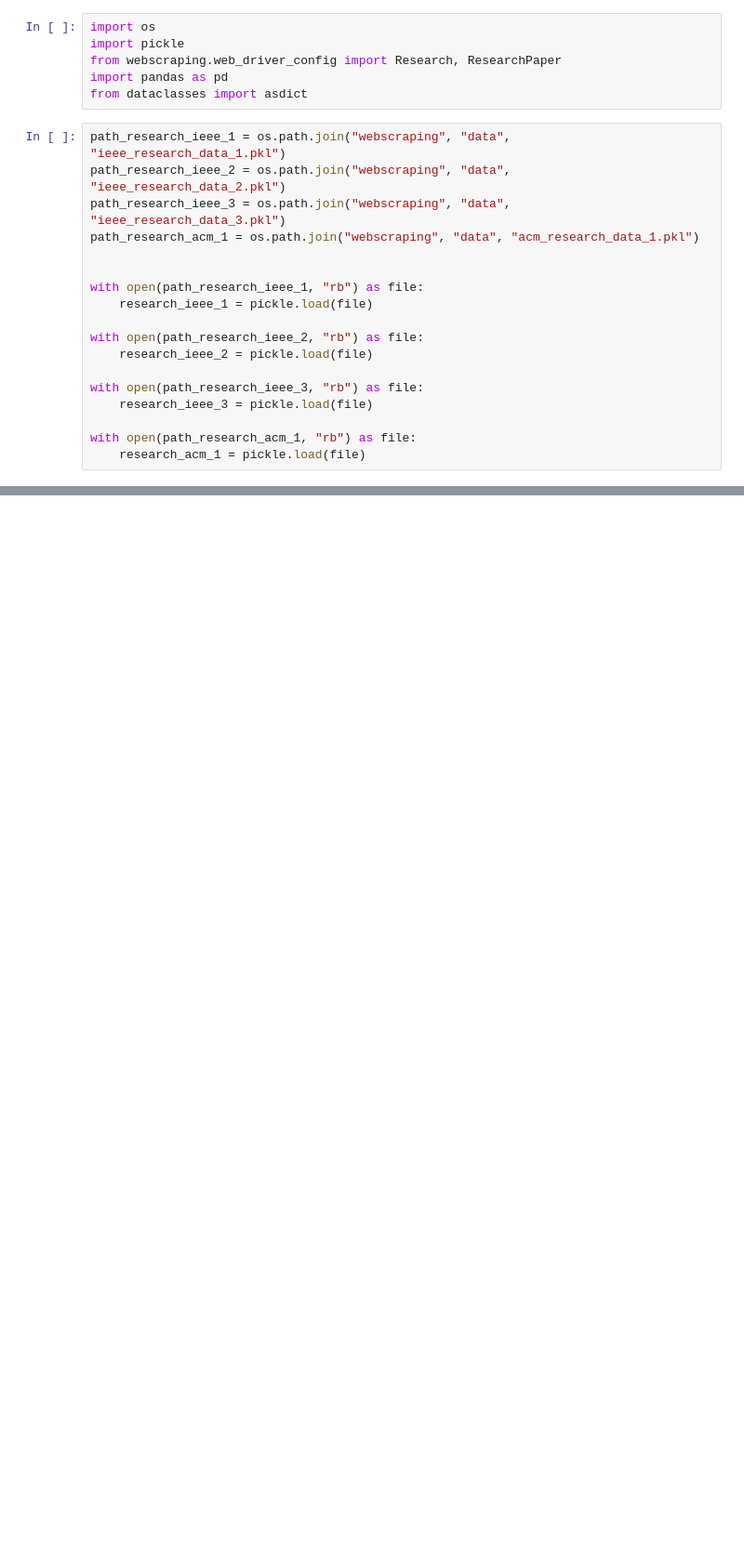
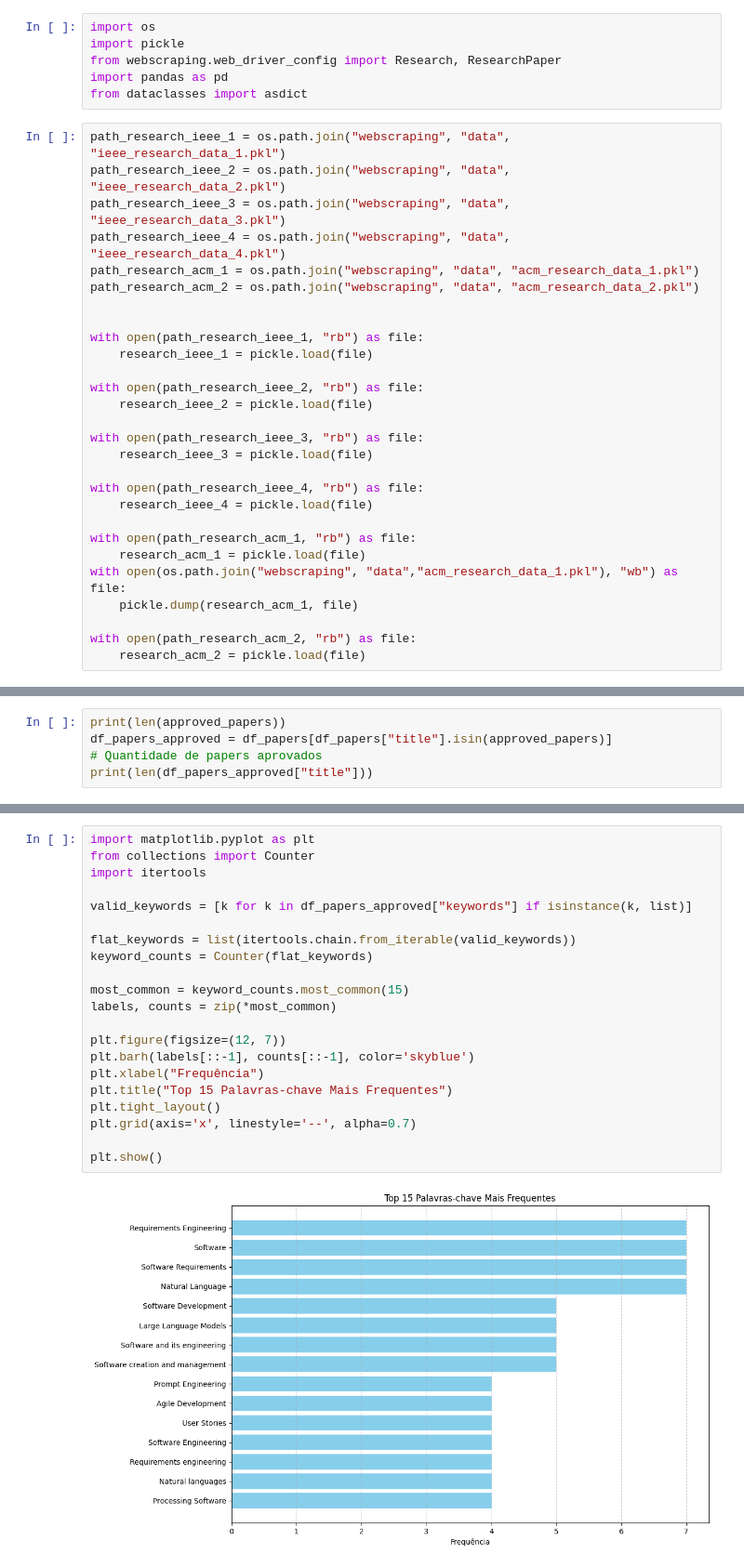
Before and after one commit to IsabelaYabe/lisa-llm-reqs, a Jupyter notebook: papers_analysis.ipynb, the cells around one changed output, grey strips where cells are left out. Shown: that part at 93% size. Saved outputs shown, nothing was run; the diff lists cells and outputs as text; blank space fills up the shorter version.

```diff
--- a/papers_analysis.ipynb
+++ b/papers_analysis.ipynb
@@ -8,7 +8,9 @@ from dataclasses import asdict
 path_research_ieee_1 = os.path.join("webscraping", "data", "ieee_research_data_1.pkl")
 path_research_ieee_2 = os.path.join("webscraping", "data", "ieee_research_data_2.pkl")
 path_research_ieee_3 = os.path.join("webscraping", "data", "ieee_research_data_3.pkl")
+path_research_ieee_4 = os.path.join("webscraping", "data", "ieee_research_data_4.pkl")
 path_research_acm_1 = os.path.join("webscraping", "data", "acm_research_data_1.pkl")
+path_research_acm_2 = os.path.join("webscraping", "data", "acm_research_data_2.pkl")
 
 
 with open(path_research_ieee_1, "rb") as file:
@@ -20,5 +22,13 @@ with open(path_research_ieee_2, "rb") as file:
 with open(path_research_ieee_3, "rb") as file:
     research_ieee_3 = pickle.load(file)
 
+with open(path_research_ieee_4, "rb") as file:
+    research_ieee_4 = pickle.load(file)
+
 with open(path_research_acm_1, "rb") as file:
     research_acm_1 = pickle.load(file)
+with open(os.path.join("webscraping", "data","acm_research_data_1.pkl"), "wb") as file:
+    pickle.dump(research_acm_1, file)
+
+with open(path_research_acm_2, "rb") as file:
+    research_acm_2 = pickle.load(file)
@@ -81,0 +121,5 @@ df_papers.head(2)
+# %%
+print(len(approved_papers))
+df_papers_approved = df_papers[df_papers["title"].isin(approved_papers)]
+# Quantidade de papers aprovados
+print(len(df_papers_approved["title"]))
@@ -81,0 +129,23 @@ df_papers.head(2)
+# %%
+import matplotlib.pyplot as plt
+from collections import Counter
+import itertools
+
+valid_keywords = [k for k in df_papers_approved["keywords"] if isinstance(k, list)]
+
+flat_keywords = list(itertools.chain.from_iterable(valid_keywords))
+keyword_counts = Counter(flat_keywords)
+
+most_common = keyword_counts.most_common(15)
+labels, counts = zip(*most_common)
+
+plt.figure(figsize=(12, 7))
+plt.barh(labels[::-1], counts[::-1], color='skyblue')
+plt.xlabel("Frequência")
+plt.title("Top 15 Palavras-chave Mais Frequentes")
+plt.tight_layout()
+plt.grid(axis='x', linestyle='--', alpha=0.7)
+
+plt.show()
+# %% [output]
+[figure, added]
```
Also changed, not shown: parts of 14 cells of this notebook, 8 other files.
